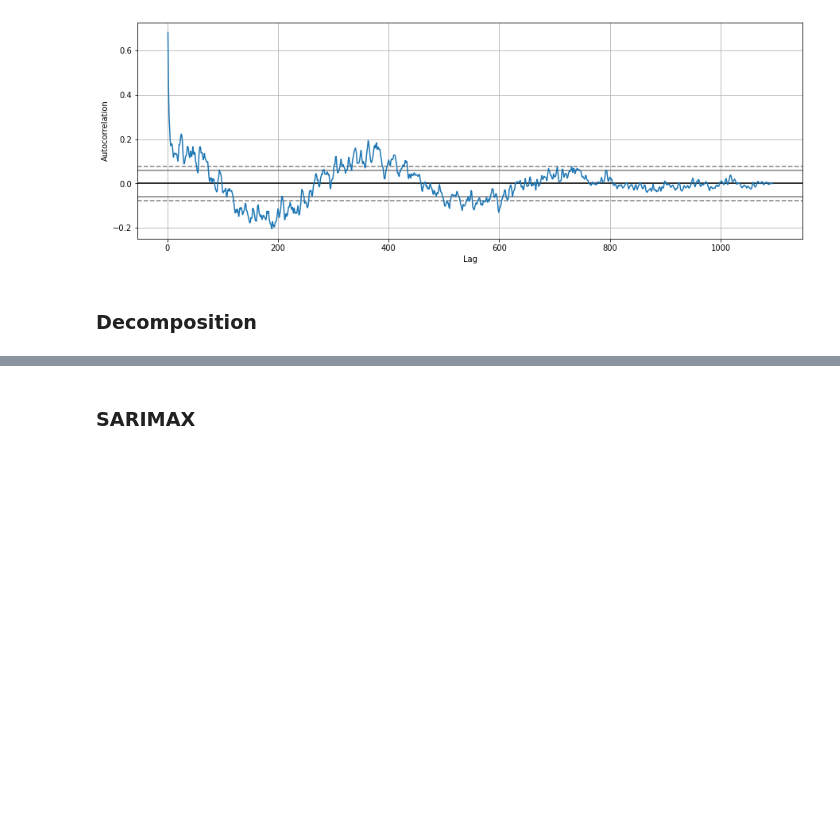
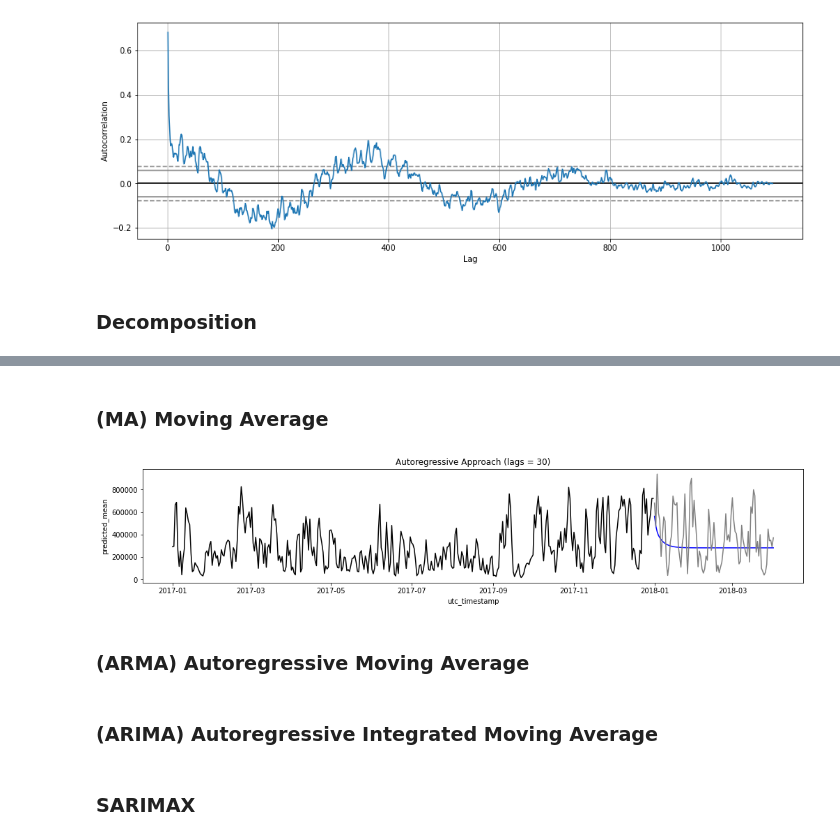
Before and after one commit to ayoskovich/wind_power, a Jupyter notebook: wind-power.ipynb, the cells around one changed output, grey strips where cells are left out. Cells and saved outputs as stored; diff of their text form; code cells hidden in the pictures; blank space fills up the shorter version.

```diff
--- a/wind-power.ipynb
+++ b/wind-power.ipynb
@@ -127,2 +146,23 @@ plt.title(f'Autoregressive Approach (lags = {N_LAGS})');
+# %% [markdown]
+### (MA) Moving Average
+# %%
+from statsmodels.tsa.arima.model import ARIMA
+
+model = ARIMA(train_dat, order=(1, 0, 5))
+new_mod = model.fit()
+
+plot_mod(
+    new_mod,
+    train_dat,
+    df,
+    datetime.datetime(2018, 1, 1),
+    datetime.datetime(2018, 4, 1)
+)
+# %% [output]
+[figure, added]
+# %% [markdown]
+### (ARMA) Autoregressive Moving Average
+# %% [markdown]
+### (ARIMA) Autoregressive Integrated Moving Average
 # %% [markdown]
 ### SARIMAX
```
Also changed, not shown: parts of 3 cells of this notebook.
